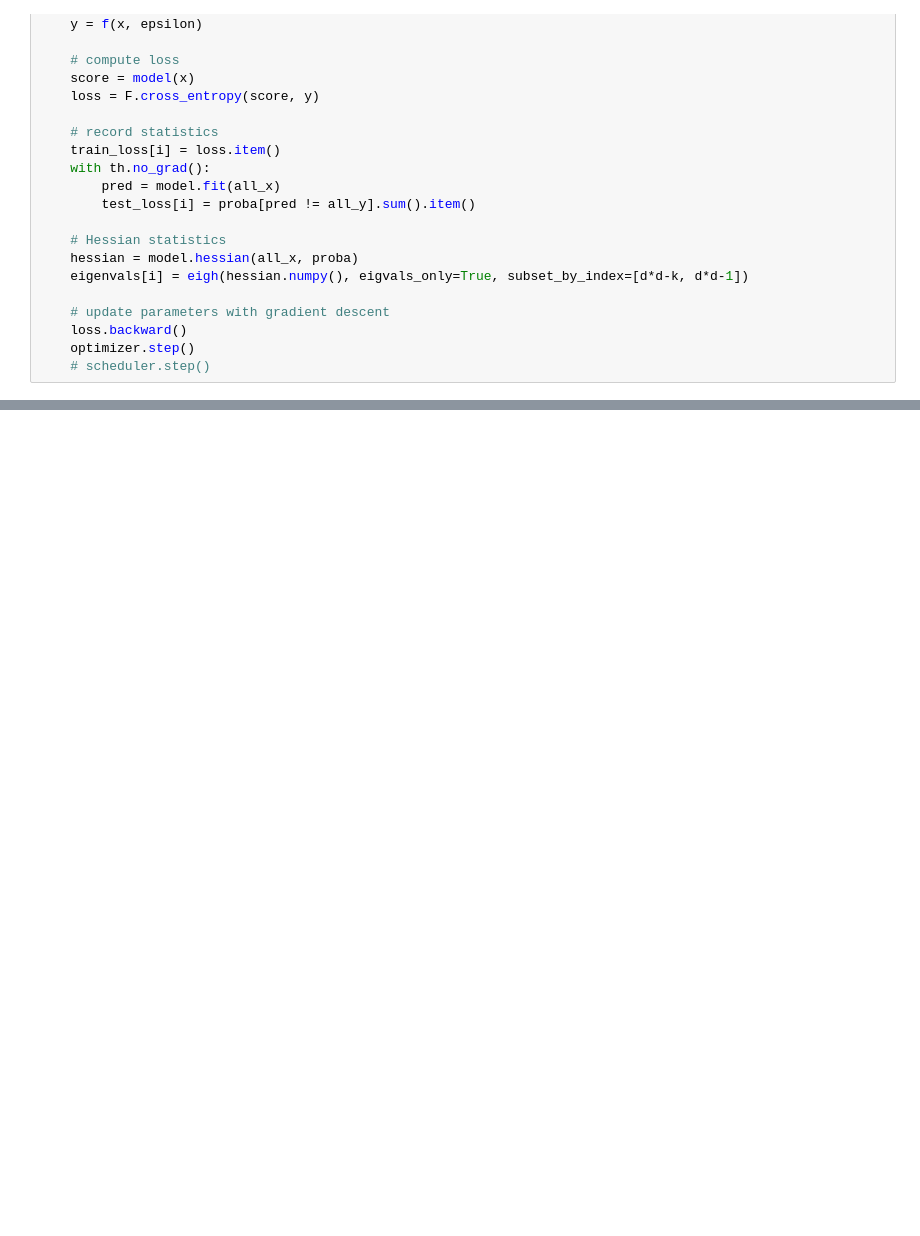
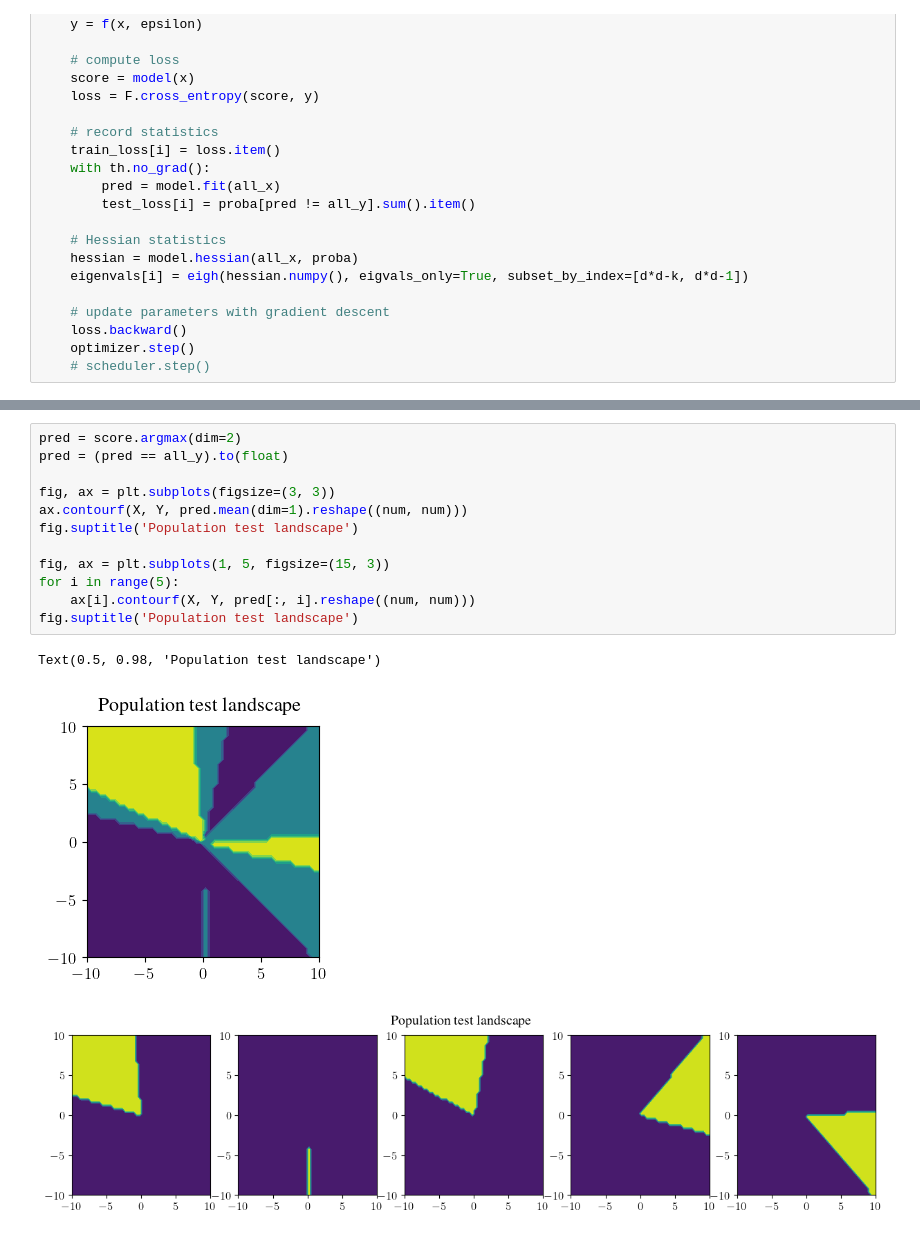
Before and after one commit to VivienCabannes/memory-theory, a Jupyter notebook: scratchpad.ipynb, the cells around one changed output, grey strips where cells are left out. Drawn from its saved outputs; the diff is of its cells as text; blank space fills up the shorter version.

```diff
--- a/scratchpad.ipynb
+++ b/scratchpad.ipynb
@@ -433,0 +467,16 @@ axes[2].plot(th.arange(nb_epoch), test_loss)
+# %%
+pred = score.argmax(dim=2)
+pred = (pred == all_y).to(float)
+
+fig, ax = plt.subplots(figsize=(3, 3))
+ax.contourf(X, Y, pred.mean(dim=1).reshape((num, num)))
+fig.suptitle('Population test landscape')
+
+fig, ax = plt.subplots(1, 5, figsize=(15, 3))
+for i in range(5):
+    ax[i].contourf(X, Y, pred[:, i].reshape((num, num)))
+fig.suptitle('Population test landscape')
+# %% [output]
+Text(0.5, 0.98, 'Population test landscape')
+[figure, added]
+[figure, added]
```
Also changed, not shown: parts of 15 cells of this notebook, 2 other files.
